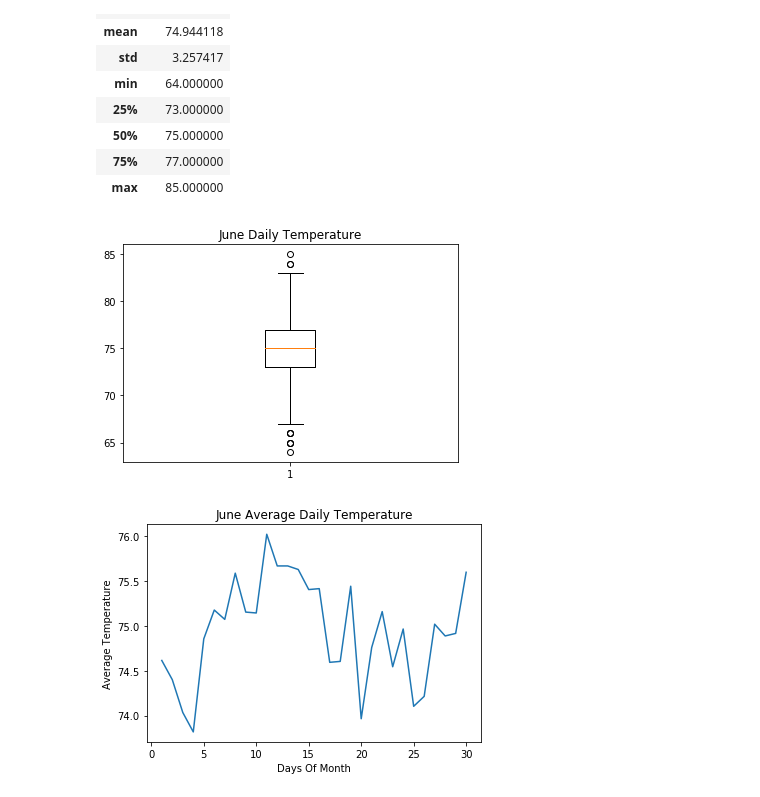
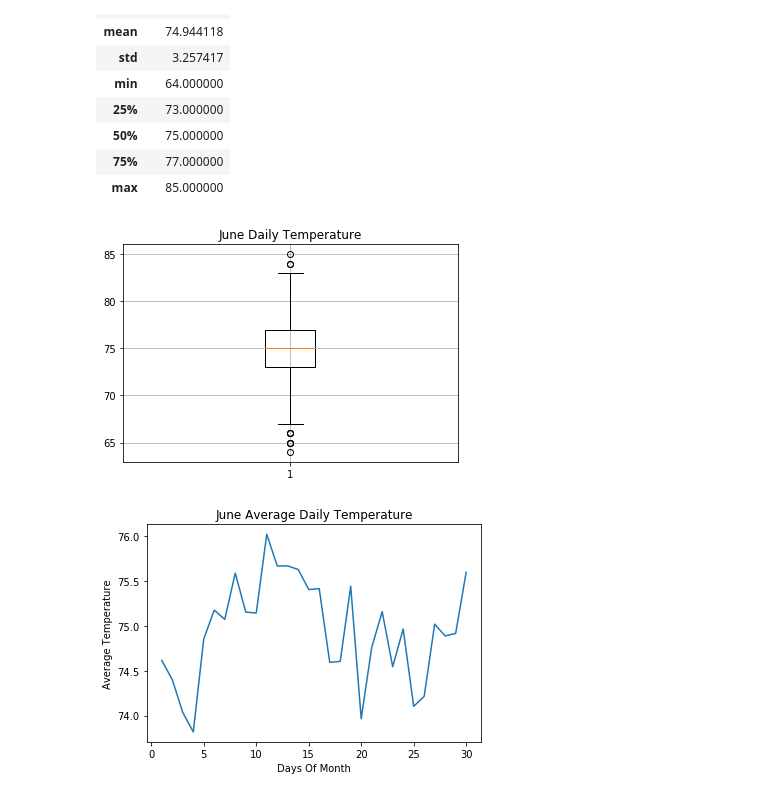
Before and after one commit to berndab/surfs_up, a Jupyter notebook: challenge.ipynb, the cells around one changed output. Drawn from its saved outputs; the diff is of its cells as text; code cells hidden in the pictures.

```diff
--- a/challenge.ipynb
+++ b/challenge.ipynb
@@ -48,11 +48,12 @@ june_all_years_tobs_df.describe()
 # %%
 # Generate boxplot for June weather data all years
 fig1, ax = plt.subplots()
 ax.set_title('June Daily Temperature')
 ax.boxplot(june_all_years_tobs_df["tobs"])
+ax.grid()
 plt.savefig("june_daily_temp_all_years_boxplot.png")
 # %% [output]
-[figure, old version]
+[figure, new version]
 # %%
 # Generate day of the month field
 june_all_years_tobs_df["day_of_month"] = pd.to_datetime(june_all_years_tobs_df["date"]).dt.day
```
Also changed, not shown: parts of 3 cells of this notebook, 2 other files.
